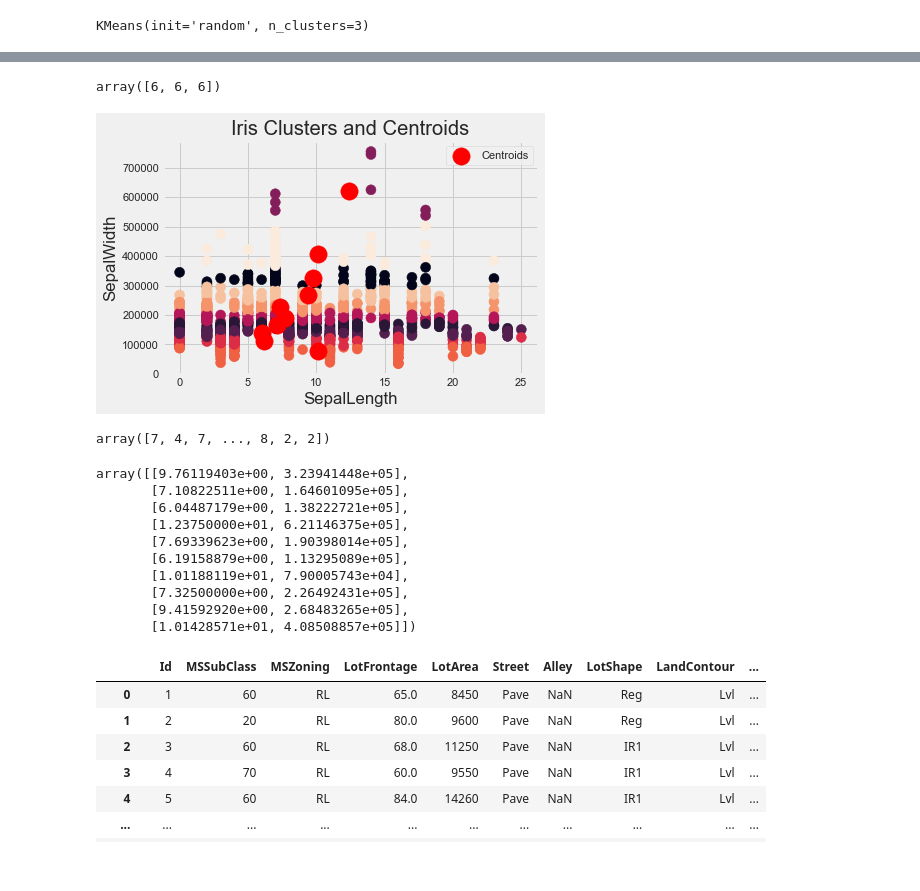
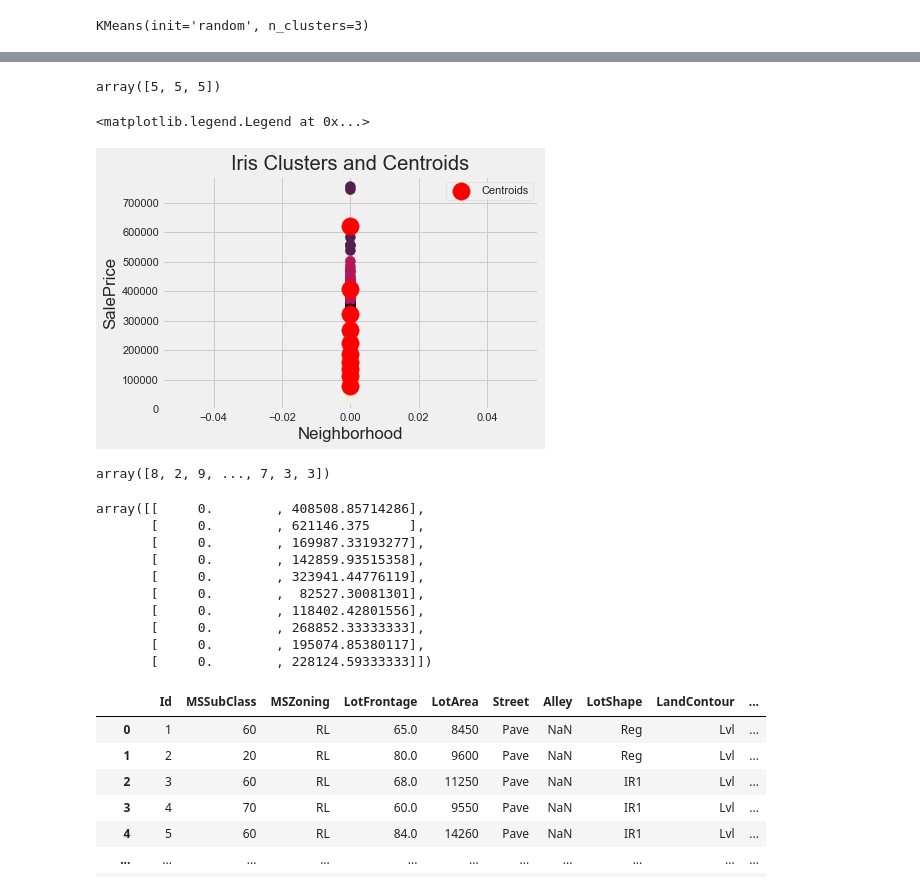
Before and after one commit to neo-empresarial/house_pricing_challenge, a Jupyter notebook: notebooks/4.0-ldb-neighborhood-applied-with-kmeans.ipynb, the cells around one changed output, grey strips where cells are left out. Saved outputs shown, nothing was run; the diff lists cells and outputs as text; code cells hidden in the pictures.

```diff
--- a/notebooks/4.0-ldb-neighborhood-applied-with-kmeans.ipynb
+++ b/notebooks/4.0-ldb-neighborhood-applied-with-kmeans.ipynb
@@ -59,7 +57,7 @@ plt.title('Visualization of raw data');
 [figure]
 # %%
 #Kmeans do not accept string as data so we are changing the classification for int variables
-lista = ['NAmes','NAme','CollgCr','OldTown','Edwards','Somerst','Gilbert','NridgHt','Sawyer','NWAmes','SawyerW','BrkSide','Crawfor','Mitchel','NoRidge','Timber','IDOTRR','ClearCR','StoneBr','Blmngtn','SWISU','MeadowV','BrDale','Veenker','NPKVill','Blueste']
+lista = ['NAmes','NAme','CollgCr','OldTown','NPkVill','ClearCr','Edwards','Somerst','Gilbert','NridgHt','Sawyer','NWAmes','SawyerW','BrkSide','Crawfor','Mitchel','NoRidge','Timber','IDOTRR','ClearCR','StoneBr','Blmngtn','SWISU','MeadowV','BrDale','Veenker','NPKVill','Blueste']
 
 for index, value in enumerate(lista):
      train['Neighborhood'] = train['Neighborhood'].replace(lista, index)
@@ -153,39 +151,40 @@ data = [
     ]
 kmeans.predict(data)
 # %% [output]
-array([6, 6, 6])
+array([5, 5, 5])
 # %%
 #Plotting the cluster centers
 plt.scatter(X[:, 0], X[:,1], s = 100, c = kmeans.labels_)
 plt.scatter(kmeans.cluster_centers_[:, 0], kmeans.cluster_centers_[:, 1], s = 300, c = 'red',label = 'Centroids')
 plt.title('Iris Clusters and Centroids')
-plt.xlabel('SepalLength')
-plt.ylabel('SepalWidth')
+plt.xlabel('Neighborhood')
+plt.ylabel('SalePrice')
 plt.legend()
 
 plt.show()
 # %% [output]
+<matplotlib.legend.Legend at 0x...>
-[figure, old version]
+[figure, new version]
 # %%
 #Here we will predict, from our data, how we can classify a house for his sale price em neighborhood
 #Ans as we know kmeans function with the distance between the point(data) and the centers
 clusters = kmeans.predict(X)
 clusters
 # %% [output]
-array([7, 4, 7, ..., 8, 2, 2])
+array([8, 2, 9, ..., 7, 3, 3])
 # %%
 kmeans.cluster_centers_
 # %% [output]
-array([[9.76119403e+00, 3.23941448e+05],
-       [7.10822511e+00, 1.64601095e+05],
-       [6.04487179e+00, 1.38222721e+05],
-       [1.23750000e+01, 6.21146375e+05],
-       [7.69339623e+00, 1.90398014e+05],
-       [6.19158879e+00, 1.13295089e+05],
-       [1.01188119e+01, 7.90005743e+04],
-       [7.32500000e+00, 2.26492431e+05],
-       [9.41592920e+00, 2.68483265e+05],
-       [1.01428571e+01, 4.08508857e+05]])
+array([[     0.        , 408508.85714286],
+       [     0.        , 621146.375     ],
+       [     0.        , 169987.33193277],
+       [     0.        , 142859.93515358],
+       [     0.        , 323941.44776119],
+       [     0.        ,  82527.30081301],
+       [     0.        , 118402.42801556],
+       [     0.        , 268852.33333333],
+       [     0.        , 195074.85380117],
+       [     0.        , 228124.59333333]])
 # %%
 train['Cluster Neighborhood'] = clusters
 # %%
```
Also changed, not shown: parts of 9 cells of this notebook, 1 other file.
